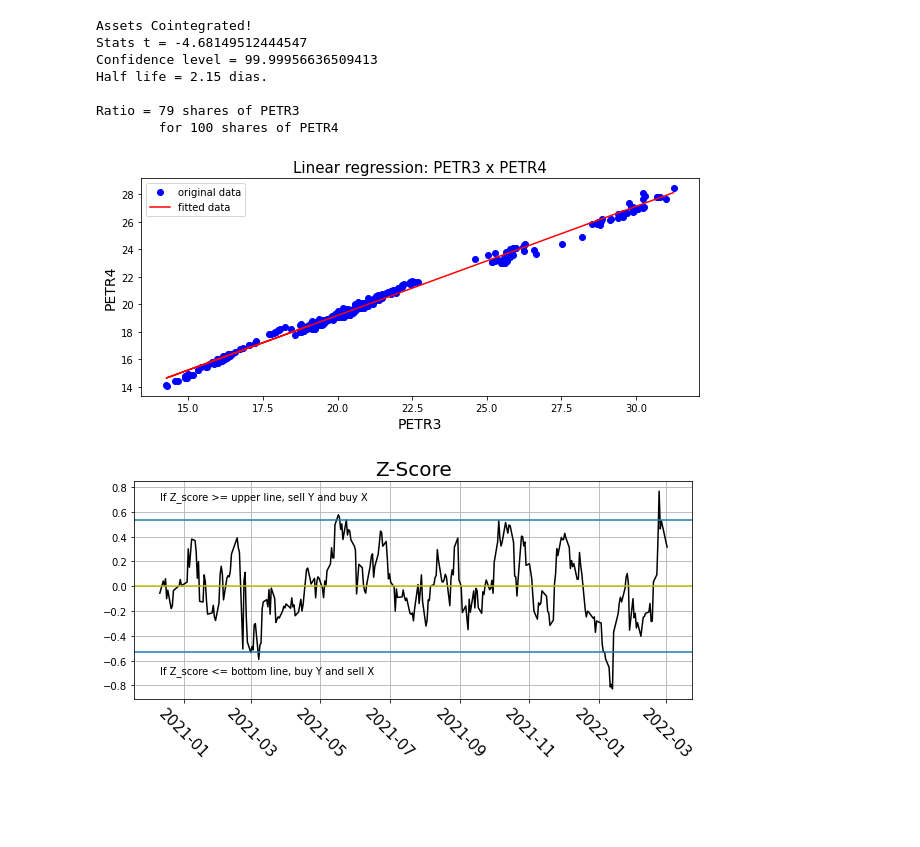
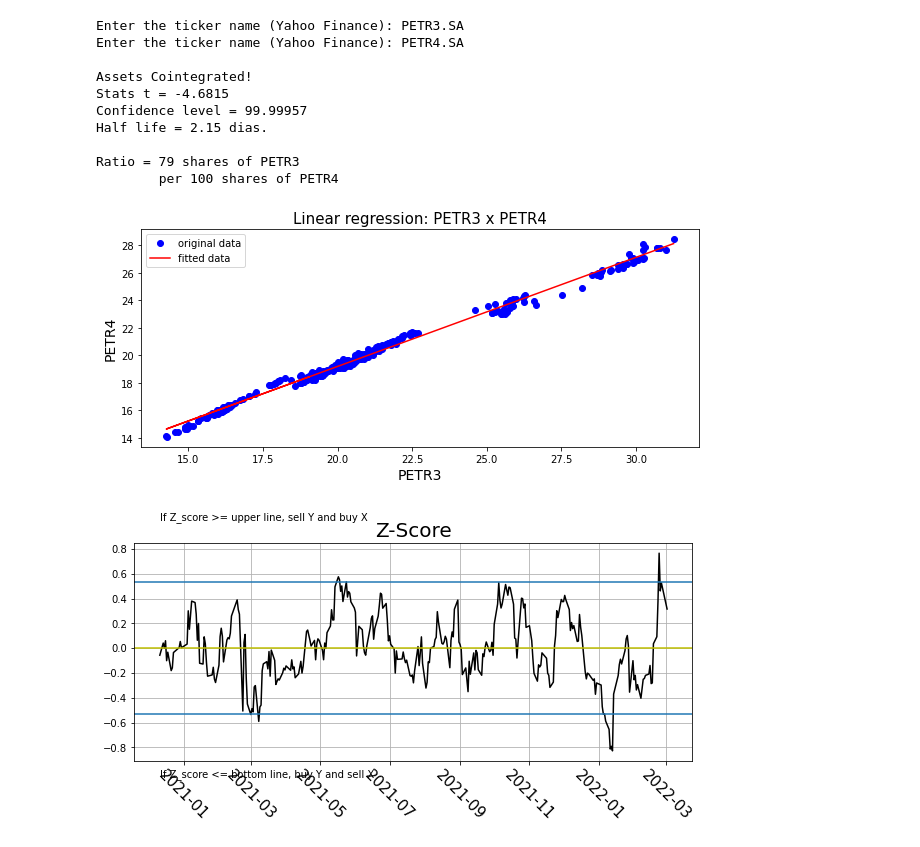
Before and after one commit to RafaelLopesPinheiro/Long_and_short, a Jupyter notebook: long_and_short.ipynb, the cells around one changed output. Saved outputs shown, nothing was run; the diff lists cells and outputs as text; code cells hidden in the pictures; blank space fills up the shorter version.

```diff
--- a/long_and_short.ipynb
+++ b/long_and_short.ipynb
@@ -8,16 +8,26 @@ import pandas as pd
 import matplotlib.pyplot as plt
 import vectorbt as vbt
 import scipy.stats as stats
+import os
 
 
-
-def get_data(tickers, startDate, endDate, interval):
+def download_data(tickers, startDate, endDate, interval):
     data = vbt.YFData.download(symbols=tickers, start=startDate, end=endDate, interval=interval).get('Close')
     return data
 
 
-def create_csv(data):
-    data.to_csv('petr_longshort.csv', index_label='Date')
+def create_csv(data, file_name):
+    data.to_csv(file_name)
+    # if datetime.now() > data.index[0]:
+
+def get_data(tickers, startDate, endDate, interval):
+    file_name = f"{tickers[0]}_{tickers[1]}.csv"
+    file_exists = os.path.exists(file_name)
+    if file_exists:
+        return pd.read_csv(file_name, index_col='Date')
+    else:
+        create_csv(download_data(tickers, startDate, endDate, interval), file_name)
+        return pd.read_csv(file_name, index_col='Date')
 
 
 def plot_reglin(x, y):
@@ -29,6 +39,7 @@ def plot_reglin(x, y):
     plt.xlabel('{}'.format(x.columns[0]), size=14)
     plt.ylabel('{}'.format(x.columns[1]), size=14)
 
+
 def z_score(resid):
     return resid - (resid.mean()/resid.std())
 
@@ -37,13 +48,13 @@ def delta_resid(z_score):
     return z_score - z_score.shift(1)
 
 
-def stats_t(slope, stderror):  ## STATS_T NEED TO BE MORE THAN (- 3.44) TO BE COINTEGRATED FOR SAMPLE SIZE > 100
+def stats_t(slope, stderror, cut_off):  ## STATS_T NEED TO BE MORE THAN (- 3.44) TO BE COINTEGRATED FOR SAMPLE SIZE > 100
     t = slope/stderror
-    if t <= -3.43:
+    if t <= cut_off:
         print('\nAssets Cointegrated!')
     else:
-        print('Assets Not cointegrated!')
-    print('Stats t =',t)
+        print('\nxAssets Not cointegrated!')
+    print(f'Stats t = {round(t,5)}')
     return t
 
 
@@ -55,8 +66,8 @@ def plot_zscore(z):
     plt.axhline(y=z.mean() - (z.std()*2))
     plt.xticks(rotation = -45, fontsize=15)
     plt.title('Z-Score', fontsize=20)
-    plt.text(z.index[0], 0.7, 'If Z_score >= upper line, sell Y and buy X')
-    plt.text(z.index[0], -0.7, 'If Z_score <= bottom line, buy Y and sell X')
+    plt.text(z.index[0], (z.mean() + (z.std()*2)+0.5), 'If Z_score >= upper line, sell Y and buy X')
+    plt.text(z.index[0], (z.mean() - (z.std()*2)-0.5), 'If Z_score <= bottom line, buy Y and sell X')
     plt.grid()
 
 
@@ -67,7 +78,7 @@ def half_life(z, reg_resid):
 
 
 def size_position(data, result):
-    print(f'Ratio = {result*100:.0f} shares of', f'{data.columns[0]}', f'\n \tfor 100 shares of {data.columns[1]}')
+    print(f'Ratio = {result*100:.0f} shares of', f'{data.columns[0]}', f'\n \tper 100 shares of {data.columns[1]}')
     # print('\n multiply the ratio with the number of shares you want to trade')
 
 
@@ -76,13 +87,8 @@ def main ():
     start_date = '2020-01-01 UTC'
     end_date = '2022-03-03 UTC'
     interval = '1D'
-    tickers = ['PETR3.SA', 'PETR4.SA']
-
-    ## LINES TO GET DATA FROM YAHOO FINANCE
-    data = get_data(tickers, start_date, end_date, interval)
-    create_csv(data)
-
-    df = pd.read_csv('petr_longshort.csv', index_col='Date')
+    tickers = [str(input('Enter the ticker name (Yahoo Finance): ')) for i in range(1,3)]
+    df = get_data(tickers, start_date, end_date, interval)
     df.index = pd.to_datetime(df.index)
     df.columns = [x.strip('.SA') for x in df.columns]  ## STRIP '.SA' FROM BRAZILIAN COMPANIES
 
@@ -95,37 +101,40 @@ def main ():
 
     result = stats.linregress(X_independent, Y_dependent)
     y_pred = result.intercept + result.slope * X_independent
     residual = Y_dependent - y_pred
 
 
     ## PLOT DATA AND REGRESSION ##
     plot_reglin(df[-time_period:], y_pred)
 
 
     z = z_score(residual)
     delta_res = delta_resid(z)
     result2 = stats.linregress(x = z[:-1], y = delta_res[1:])
 
-
-    stats_t(result2.slope, result2.stderr)
-    print('Confidence level =',(100 * (1 - result2.pvalue)))
+    cut_off = -3.43
+    stats_t(result2.slope, result2.stderr, cut_off)
+    print('Confidence level =',(round(100 * (1 - result2.pvalue), 5)))
     half_life(z, result2)
     plot_zscore(z)
 
     size_position(df, result.slope)
 
 
 
 
 if __name__ == '__main__':
     main()
 # %% [output]
+Enter the ticker name (Yahoo Finance): PETR3.SA
+Enter the ticker name (Yahoo Finance): PETR4.SA
+
 Assets Cointegrated!
-Stats t = -4.68149512444547
-Confidence level = 99.99956636509413
+Stats t = -4.6815
+Confidence level = 99.99957
 Half life = 2.15 dias.
 
 Ratio = 79 shares of PETR3
-        for 100 shares of PETR4
+        per 100 shares of PETR4
 [figure]
-[figure, old version]
+[figure, new version]
```
